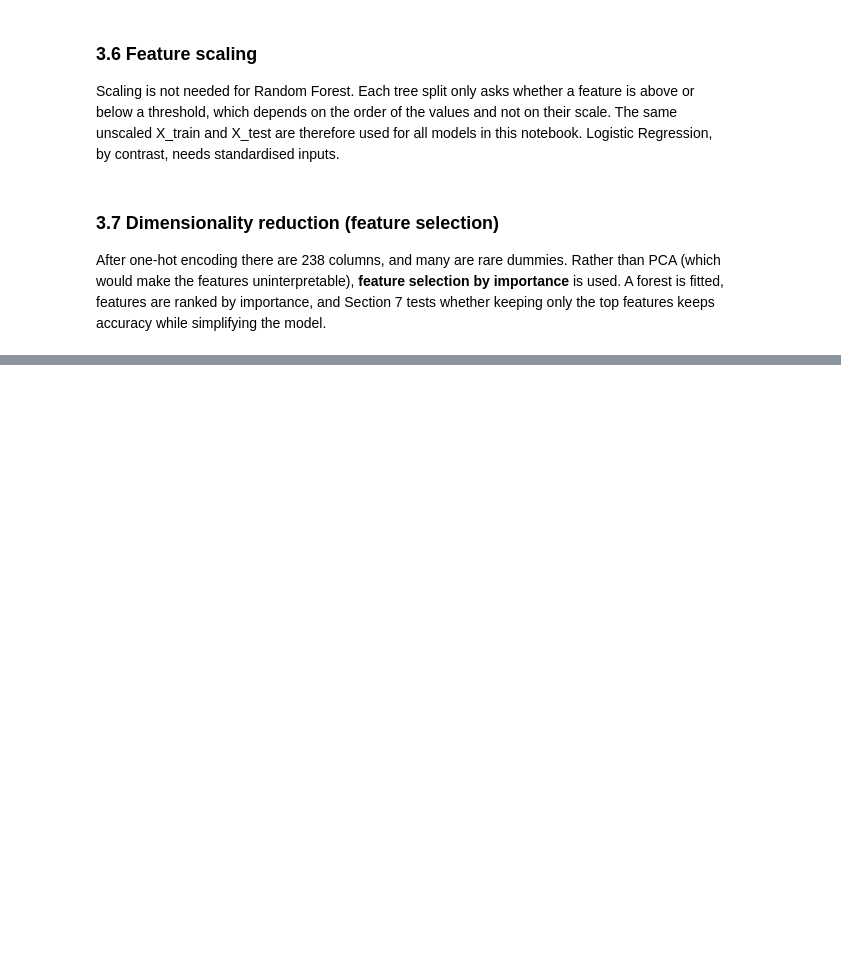
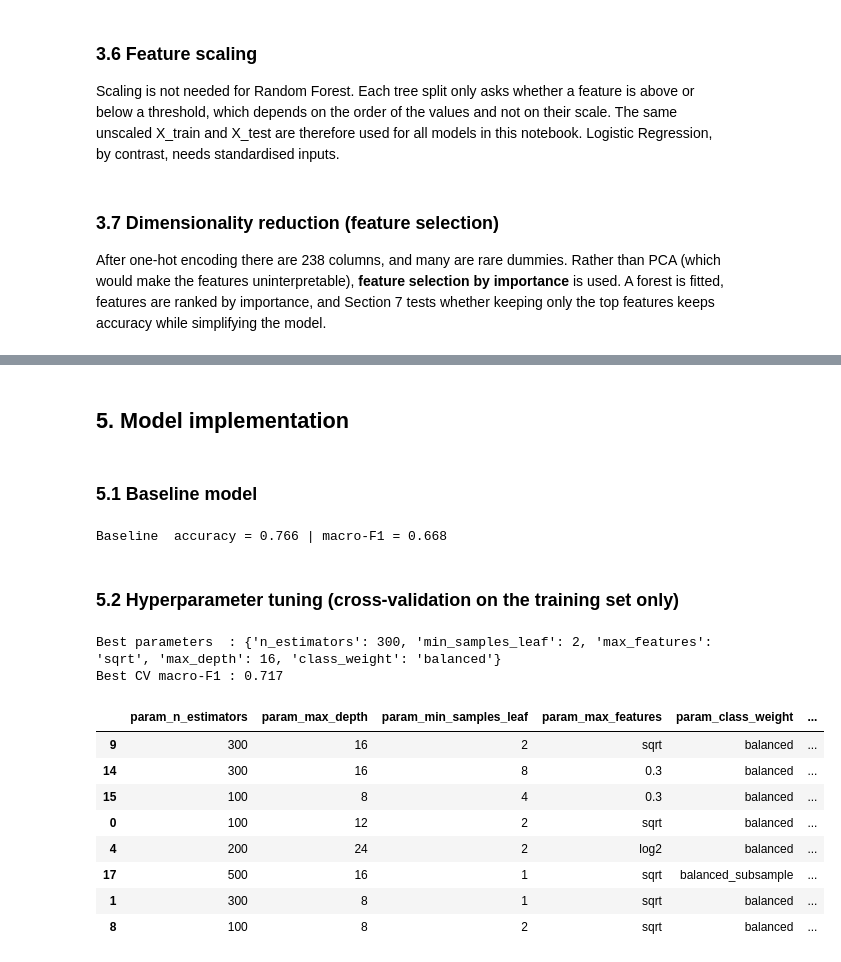
Before and after one commit to LoshithaAI/ML-Assignment, a Jupyter notebook: notebooks/random_forest.ipynb, the cells around one changed output, grey strips where cells are left out. Drawn from its saved outputs; the diff is of its cells as text; code cells hidden in the pictures; blank space fills up the shorter version.

Commit message:
Modal Implementation

```diff
--- a/notebooks/random_forest.ipynb
+++ b/notebooks/random_forest.ipynb
@@ -325,3 +325,55 @@ features with many distinct values. It can still overfit noisy data if trees are
 
 Search method: **RandomizedSearchCV** (20 random combinations, 5-fold stratified CV on the training set), scored by **macro-F1** because
 accuracy alone hides poor performance on the small "Enrolled" class.
+# %% [markdown]
+## 5. Model implementation
+# %% [markdown]
+### 5.1 Baseline model
+# %%
+baseline = RandomForestClassifier(n_estimators=100, random_state=RANDOM_STATE, n_jobs=-1)
+baseline.fit(X_train, y_train)
+pred_base = baseline.predict(X_test)
+
+base_acc = accuracy_score(y_test, pred_base)
+base_f1 = f1_score(y_test, pred_base, average="macro")
+print(f"Baseline  accuracy = {base_acc:.3f} | macro-F1 = {base_f1:.3f}")
+# %% [output]
+Baseline  accuracy = 0.766 | macro-F1 = 0.668
+# %% [markdown]
+### 5.2 Hyperparameter tuning (cross-validation on the training set only)
+# %%
+param_dist = {
+    "n_estimators": [100, 200, 300, 500],
+    "max_depth": [None, 8, 12, 16, 24],
+    "min_samples_leaf": [1, 2, 4, 8],
+    "max_features": ["sqrt", "log2", 0.3],
+    "class_weight": [None, "balanced", "balanced_subsample"],
+}
+
+cv = StratifiedKFold(n_splits=5, shuffle=True, random_state=RANDOM_STATE)
+search = RandomizedSearchCV(
+    RandomForestClassifier(random_state=RANDOM_STATE, n_jobs=-1),
+    param_distributions=param_dist, n_iter=20, cv=cv,
+    scoring="f1_macro", random_state=RANDOM_STATE, n_jobs=1, return_train_score=True)
+search.fit(X_train, y_train)
+
+print("Best parameters  :", search.best_params_)
+print(f"Best CV macro-F1 : {search.best_score_:.3f}")
+
+cv_results = (pd.DataFrame(search.cv_results_)
+              [["param_n_estimators", "param_max_depth", "param_min_samples_leaf", "param_max_features",
+                "param_class_weight", "mean_train_score", "mean_test_score"]]
+              .sort_values("mean_test_score", ascending=False))
+display(cv_results.round(3).head(8))
+# %% [output]
+Best parameters  : {'n_estimators': 300, 'min_samples_leaf': 2, 'max_features': 'sqrt', 'max_depth': 16, 'class_weight': 'balanced'}
+Best CV macro-F1 : 0.717
+|  | param_n_estimators | param_max_depth | param_min_samples_leaf | param_max_features | param_class_weight | ... |
+| 9 | 300 | 16 | 2 | sqrt | balanced | ... |
+| 14 | 300 | 16 | 8 | 0.3 | balanced | ... |
+| 15 | 100 | 8 | 4 | 0.3 | balanced | ... |
+| 0 | 100 | 12 | 2 | sqrt | balanced | ... |
+| 4 | 200 | 24 | 2 | log2 | balanced | ... |
+| 17 | 500 | 16 | 1 | sqrt | balanced_subsample | ... |
+| 1 | 300 | 8 | 1 | sqrt | balanced | ... |
+| 8 | 100 | 8 | 2 | sqrt | balanced | ... |
```
Also changed, not shown: parts of 3 cells of this notebook.
